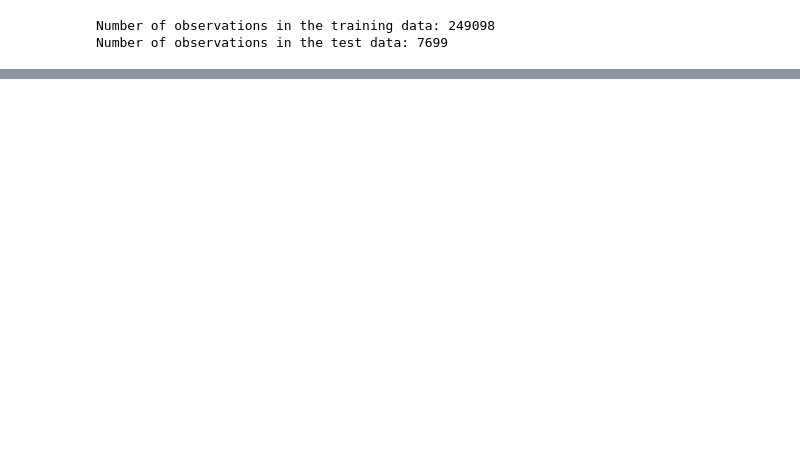
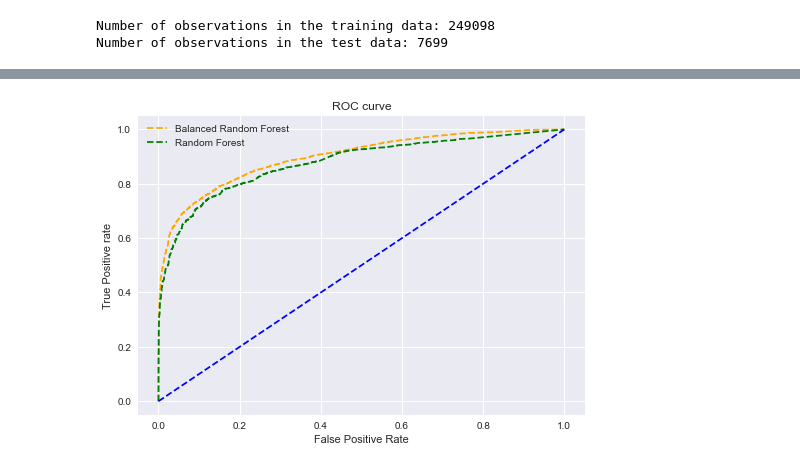
Before and after one commit to michellegarcia2000/p-rotein, a Jupyter notebook: model/IDP_Random_Forest.ipynb, the cells around one changed output, grey strips where cells are left out. Saved outputs shown, nothing was run; the diff lists cells and outputs as text; code cells hidden in the pictures; blank space fills up the shorter version.

```diff
--- a/model/IDP_Random_Forest.ipynb
+++ b/model/IDP_Random_Forest.ipynb
@@ -200,0 +120,7 @@ AttributeError: 'BalancedRandomForestClassifier' object has no attribute '_valid
+# %%
+# balanced random forest
+brfc = BalancedRandomForestClassifier(n_estimators=100).fit(train_features,train_labels)
+pred = brfc.predict(test_features)
+print("F1 Score for Balanced Random Forest Classifier is ", f1_score(test_labels, pred))
+print("Accuracy  Score for Balanced Random Forest Classifier is ", accuracy_score(test_labels,pred))
+# print("roc_auc  Score for Balanced Random Forest Classifier is ", roc_auc_score(test_labels,pred)) => want to use class probabilities for this
@@ -200,0 +165,10 @@ AttributeError: 'BalancedRandomForestClassifier' object has no attribute '_valid
+# %%
+predict_prob = brfc.predict_proba(test_features)
+predict_prob2 = clf.predict_proba(test_features)
+# roc curve for models
+fpr1, tpr1, thresh1 = roc_curve(test_labels, predict_prob[:,1], pos_label=1)
+fpr2, tpr2, thresh2 = roc_curve(test_labels, predict_prob2[:,1], pos_label=1)
+
+# roc curve for tpr = fpr
+random_probs = [0 for i in range(len(test_labels))]
+p_fpr, p_tpr, _ = roc_curve(test_labels, random_probs, pos_label=1)
@@ -200,0 +195,20 @@ AttributeError: 'BalancedRandomForestClassifier' object has no attribute '_valid
+# %%
+# matplotlib
+plt.style.use('seaborn')
+
+# plot roc curves
+plt.plot(fpr1, tpr1, linestyle='--',color='orange', label='Balanced Random Forest')
+plt.plot(fpr2, tpr2, linestyle='--',color='green', label='Random Forest')
+plt.plot(p_fpr, p_tpr, linestyle='--', color='blue')
+# title
+plt.title('ROC curve')
+# x label
+plt.xlabel('False Positive Rate')
+# y label
+plt.ylabel('True Positive rate')
+
+plt.legend(loc='best')
+plt.savefig('ROC',dpi=600)
+plt.show()
+# %% [output]
+[figure, added]
```
Also changed, not shown: parts of 23 cells of this notebook, 5 other files.
